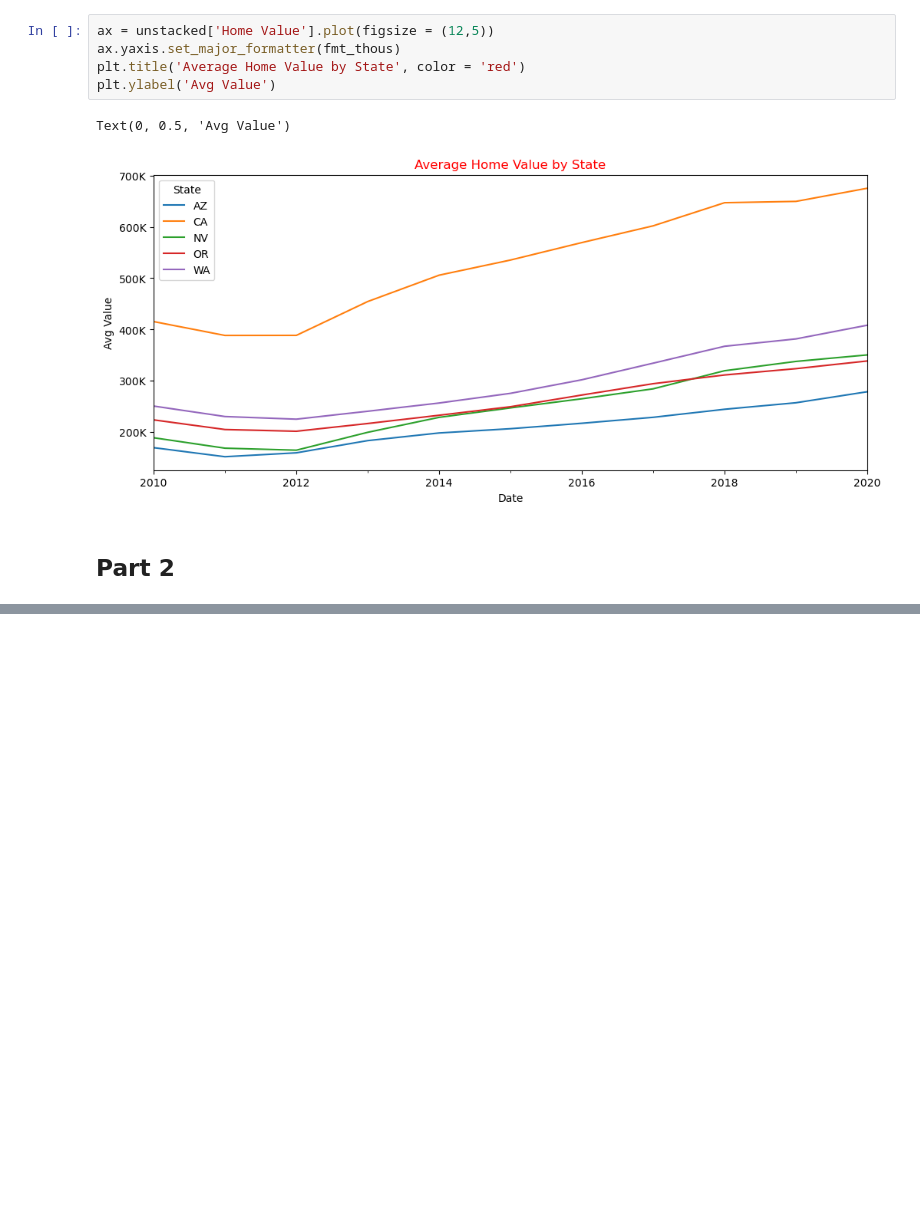
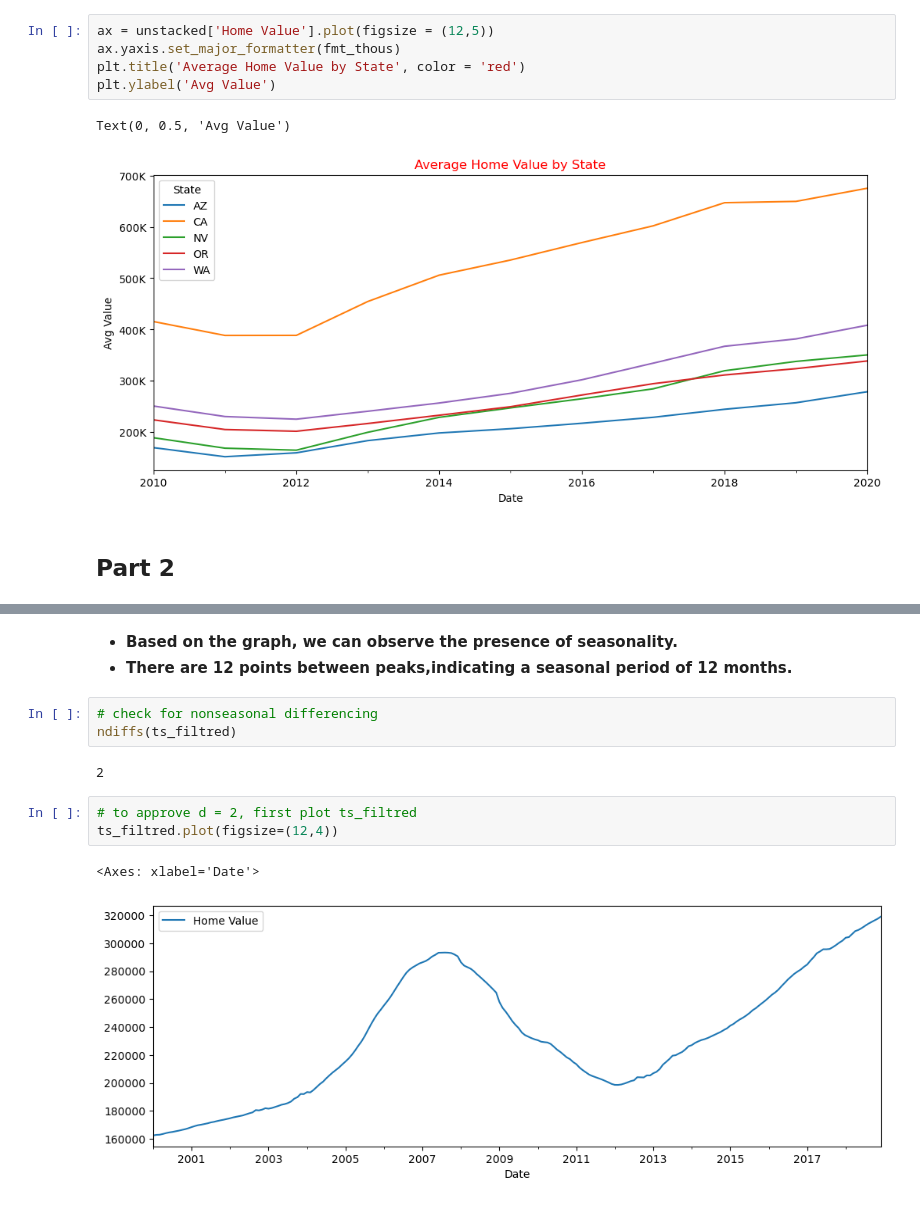
Before and after one commit to zyed79/Time_Series-Vizz_with_Tableau, a Jupyter notebook: Belt_Exam Data_Viz.ipynb, the cells around one changed output, grey strips where cells are left out. Drawn from its saved outputs; the diff is of its cells as text; blank space fills up the shorter version.

```diff
--- a/Belt_Exam Data_Viz.ipynb
+++ b/Belt_Exam Data_Viz.ipynb
@@ -598,0 +507,14 @@ NameError: name 'decomp' is not defined
+# %% [markdown]
+*  **Based on the graph, we can observe the presence of seasonality.**
+*  **There are 12 points between peaks,indicating a seasonal period of 12 months.**
+# %%
+# check for nonseasonal differencing
+ndiffs(ts_filtred)
+# %% [output]
+2
+# %%
+# to approve d = 2, first plot ts_filtred
+ts_filtred.plot(figsize=(12,4))
+# %% [output]
+<Axes: xlabel='Date'>
+[figure, added]
```
Also changed, not shown: parts of 60 cells of this notebook.
